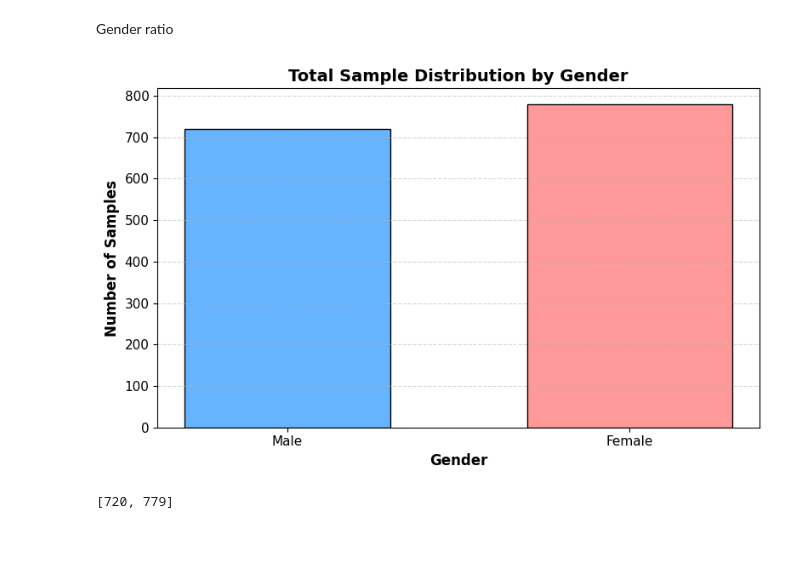
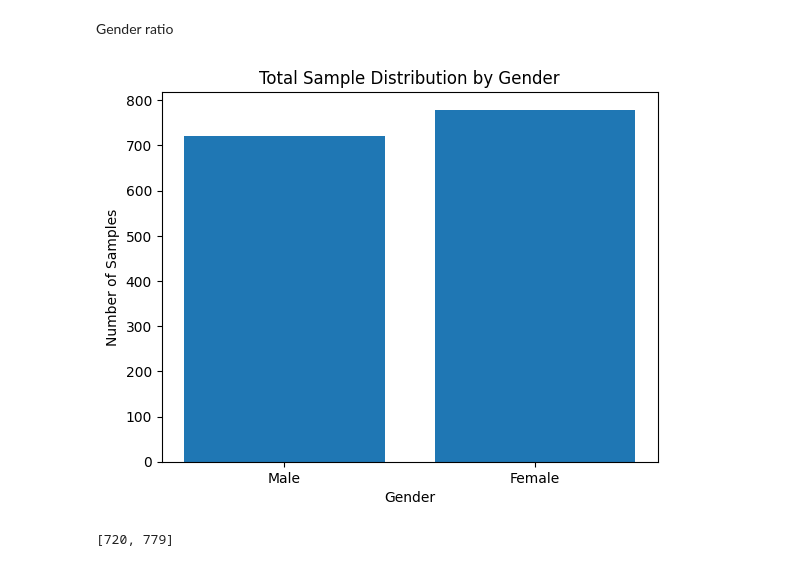
Before and after one commit to manha-star/Week2-DataPreprocessing, a Jupyter notebook: Week 2.ipynb, the cells around one changed output. Drawn from its saved outputs; the diff is of its cells as text; code cells hidden in the pictures; blank space fills up the shorter version.

```diff
--- a/Week 2.ipynb
+++ b/Week 2.ipynb
@@ -741,44 +739,40 @@ Gender ratio
 # %%
 import matplotlib.pyplot as plt
 import numpy as np
 import os
 import glob
 
 male_count = 0
 female_count = 0
 
 for file in glob.glob("Assignment2/dataset/Audio Data/Actor_*/*.wav"):
     file_name = os.path.basename(file)
 
-    # Isolate the last segment (e.g., "03.wav") and convert it to an integer
+    # Isolate the genger segment (ex. "...03.wav") and convert it to an integer
     last_segment = file_name.split("-")[-1]
     actor_num_str = last_segment.replace(".wav", "")
     actor_num = int(actor_num_str)
 
     # check if odd or even
     if actor_num % 2 == 0:
         female_count += 1
     else:
         male_count += 1
 
-# 3. Plotting code with Male and Female on the X-axis
+# plotting code with Male and Female on the X-axis
 genders = ['Male', 'Female']
 counts = [male_count, female_count]
 
-plt.figure(figsize=(8, 5))
-plt.bar(x=genders, height=counts, color=['#66b3ff', '#ff9999'], edgecolor='black', width=0.6)
+plt.bar(x=genders, height=counts)
 
-# Formatting labels and axes
-plt.xlabel('Gender', fontsize=12, fontweight='bold')
-plt.ylabel('Number of Samples', fontsize=12, fontweight='bold')
-plt.title('Total Sample Distribution by Gender', fontsize=14, fontweight='bold')
-plt.tick_params(labelsize=11)
-plt.grid(axis='y', linestyle='--', alpha=0.5)
+#labels and axes
+plt.xlabel('Gender')
+plt.ylabel('Number of Samples')
+plt.title('Total Sample Distribution by Gender')
 
-plt.tight_layout()
 plt.show()
 # %% [output]
-[figure, old version]
+[figure, new version]
 # %%
 counts
 # %% [output]
```
Also changed, not shown: parts of 3 cells of this notebook.
